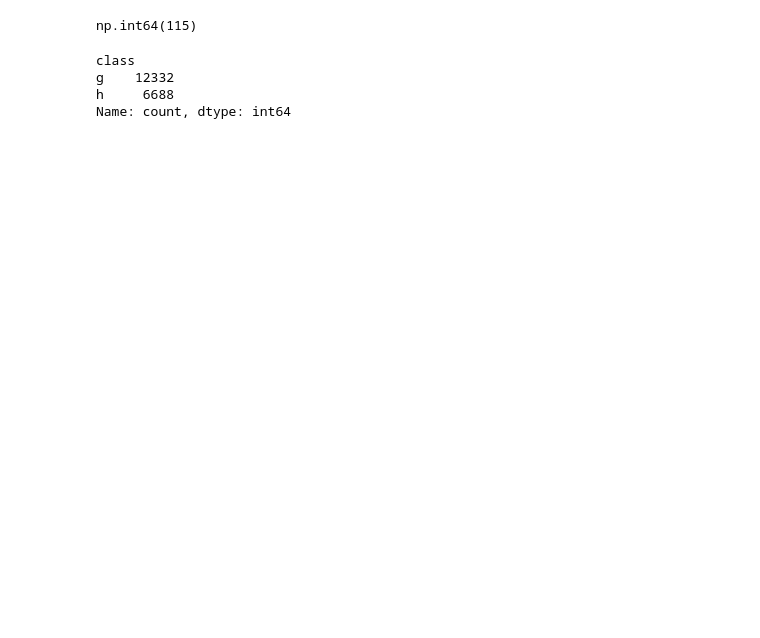
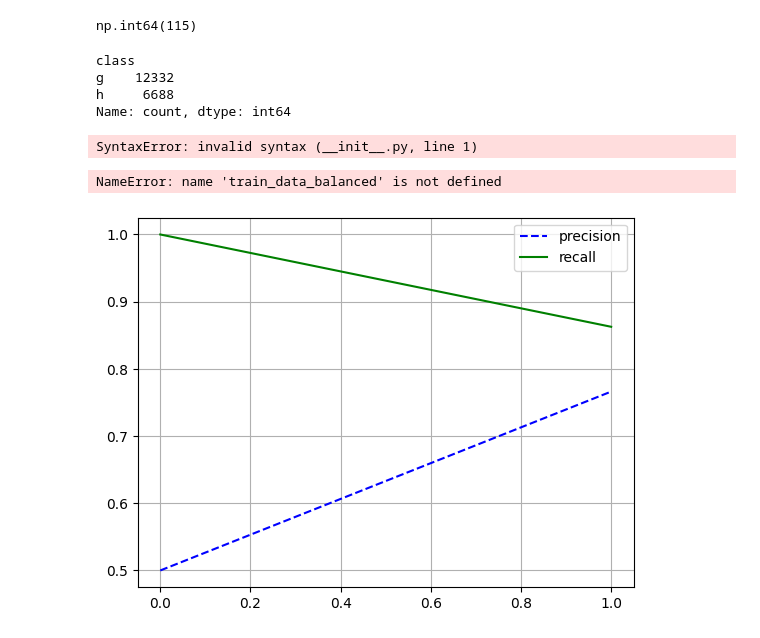
Before and after one commit to MohamedElsyed2005/Magic_gamma_telescope, a Jupyter notebook: magic.ipynb, the cells around one changed output. Drawn from its saved outputs; the diff is of its cells as text; code cells hidden in the pictures; blank space fills up the shorter version.

```diff
--- a/magic.ipynb
+++ b/magic.ipynb
@@ -29,5 +29,6 @@ Name: count, dtype: int64
 data = data.drop_duplicates()
 data_num =  data.select_dtypes(include = [np.number])
 data_cat = data.select_dtypes(include = object)
+data_cat = (data_cat == 'g')
 # %%
 from sklearn.preprocessing import StandardScaler
@@ -36,3 +36,28 @@ from sklearn.preprocessing import StandardScaler
 std_scaler = StandardScaler()
 data_num_scaled = pd.DataFrame(std_scaler.fit_transform(data_num),
                                columns = num_columns)
+# %%
+from sklearn.model_selection import train_test_split, GridSearchCV, cross_val_predict
+
+train_data, test_data, train_target, test_target = train_test_split(
+    data_num_scaled, data_cat, test_size=0.15, random_state=42, stratify=data_cat)
+
+train_data, valid_data, train_target, valid_target = train_test_split(
+    train_data, train_target, test_size=0.1765, random_state=42, stratify=train_target)
+# %%
+from imblearn.under_sampling import RandomUnderSampler
+
+under_sample = RandomUnderSampler(random_state=42)
+train_data_balanced, target_data_balanced = under_sample.fit_resample(train_data, train_target)
+
+target_data_balanced = target_data_balanced.values.ravel()
+# %% [output]
+SyntaxError: invalid syntax (__init__.py, line 1)
+# %%
+from sklearn.neighbors import KNeighborsClassifier
+
+knn = KNeighborsClassifier(n_neighbors=3)
+knn.fit(train_data_balanced, target_data_balanced)
+train_pred = cross_val_predict(knn, train_data_balanced, target_data_balanced, cv = 10)
+# %% [output]
+NameError: name 'train_data_balanced' is not defined
@@ -38,0 +73,9 @@ data_num_scaled = pd.DataFrame(std_scaler.fit_transform(data_num),
+# %%
+precisions, recalls, thresholds = precision_recall_curve(target_data_balanced, train_pred)
+plt.plot(thresholds, precisions[:-1], "b--", label = "precision")
+plt.plot(thresholds, recalls[:-1], "-g", label = "recall")
+plt.grid(True)
+plt.legend()
+plt.show()
+# %% [output]
+[figure, added]
```
Also changed, not shown: parts of 10 cells of this notebook, 1 other file.
